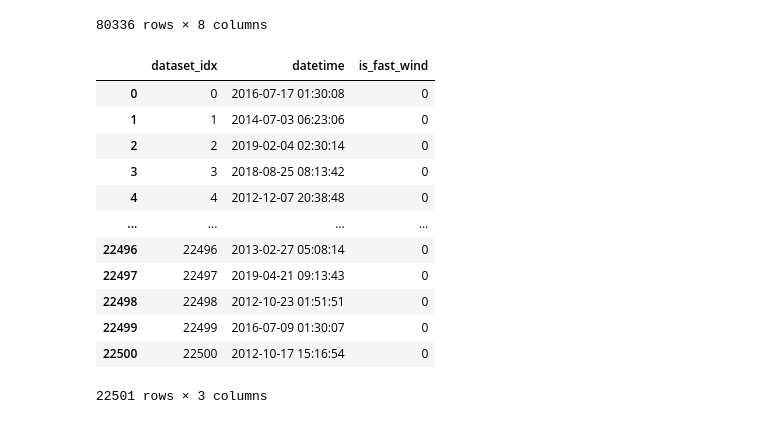
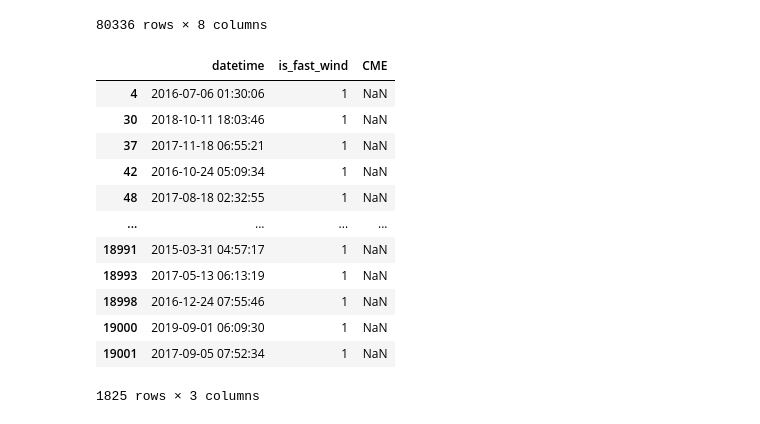
Before and after one commit to eugenioLR/TFM_sun_Autoencoders, a Jupyter notebook: autoencoder_xception_3c_full.ipynb, the cells around one changed output. Saved outputs shown, nothing was run; the diff lists cells and outputs as text; code cells hidden in the pictures.

```diff
--- a/autoencoder_xception_3c_full.ipynb
+++ b/autoencoder_xception_3c_full.ipynb
@@ -43,7 +49,7 @@ from tqdm.notebook import tqdm
 # %%
-latent_size = 1024
+latent_size = 768
 batch_size = 48
 # gen_input = dg.MultiChannelAEGenerator("data/composite_data/", batch_size, test_split=0.2, shuffle=True, noise_filter=True)
-gen_input = dg.MultiChannelAEGenerator("data/composite_data/", batch_size, test_split=0.2, shuffle=True, noise_filter=True)
+gen_input = dg.MultiChannelAEGenerator("data/composite_data/", batch_size, test_split=0.2, shuffle=False, noise_filter=True)
 # %% [output]
 25650
@@ -105,9 +125,9 @@ WARNING:tensorflow:No training configuration found in the save file, so the mode
 # %%
-# with open("AE_xception_full.json", "r") as j:
-#     history_dict = json.load(j)
+with open("AE_xception_full.json", "r") as j:
+    history_dict = json.load(j)
 
-# gen_input.training = False
-# autoencoder.evaluate(gen_input)
-# plt.plot(history_dict['loss'], label='loss')
-# plt.legend()
-# plt.show()
+gen_input.training = False
+autoencoder.evaluate(gen_input)
+plt.plot(history_dict['loss'], label='loss')
+plt.legend()
+plt.show()
@@ -138,9 +164,9 @@ isns.ImageGrid(
 # %%
+gen_input.take_all = True
 dataset_dates = [datetime.datetime.strptime(i.stem, "%Y-%m-%dT%H-%M-%S") for i in gen_input.file_list]
 dataset_dates
 
-metadata = pd.DataFrame(columns=["dataset_idx", "datetime", "is_fast_wind"])
-metadata["dataset_idx"] = list(range(len(metadata)))
+metadata = pd.DataFrame(columns=["datetime", "is_fast_wind", "CME"])
 metadata["datetime"] = dataset_dates
 metadata["datetime"] = metadata["datetime"].dt.strftime("%Y-%m-%d %H:%M:%S")
 metadata
@@ -186,42 +212,44 @@ solar_wind_db
 # %%
 sw_dates = []
 for index, row in solar_wind_db.iterrows():
     measurement_date = datetime.datetime.strptime(row["datetime"], "%Y-%m-%d %H:%M:%S")
 
     wind_delay = (ac.au / (row["V"] * (u.km/u.s))).decompose()
     wind_delay = datetime.timedelta(seconds=wind_delay.value)
 
     photo_delay = (ac.au / ac.c).decompose()
     photo_delay = datetime.timedelta(seconds=photo_delay.value)
 
     origin_date = measurement_date - wind_delay + photo_delay
     sw_dates.append(origin_date)
 
-for idx, date_sw_str in tqdm(enumerate(metadata["datetime"]), total=len(metadata)):
+    # measurement_date = datetime.datetime.strptime(row["datetime"], "%Y-%m-%d %H:%M:%S")
+    # origin_date = measurement_date
+    # sw_dates.append(origin_date)
+
+for idx, date_sw_str in tqdm(enumerate(metadata["datetime"]), total=len(metadata), desc="Creating fast solar wind dataframe"):
     date_sw = datetime.datetime.strptime(date_sw_str, "%Y-%m-%d %H:%M:%S")
     date_dist = [abs(date_sw - i) for i in sw_dates]
     if min(date_dist) < datetime.timedelta(hours=4):
         date_idx = date_dist.index(min(date_dist))
         metadata.at[idx, "is_fast_wind"] = solar_wind_db.iloc[date_idx]["is_fast_wind"]
 
 
-metadata_cpy = metadata.copy()
-metadata_cpy.dropna()
-metadata_cpy
+metadata[metadata["is_fast_wind"] == 1]
 
 # min([datetime.datetime.strptime(i.stem, "%Y-%m-%dT%H-%M-%S") for i in gen_input.file_list]), min([datetime.datetime.strptime(i, "%Y-%m-%d %H:%M:%S") for i in metadata["datetime"]])
 # min([i for i in gen_input.file_list]), min(metadata["datetime"])
 # %% [output]
-|  | dataset_idx | datetime | is_fast_wind |
-| 0 | 0 | 2016-07-17 01:30:08 | 0 |
-| 1 | 1 | 2014-07-03 06:23:06 | 0 |
-| 2 | 2 | 2019-02-04 02:30:14 | 0 |
-| 3 | 3 | 2018-08-25 08:13:42 | 0 |
-| 4 | 4 | 2012-12-07 20:38:48 | 0 |
+|  | datetime | is_fast_wind | CME |
+| 4 | 2016-07-06 01:30:06 | 1 | NaN |
+| 30 | 2018-10-11 18:03:46 | 1 | NaN |
+| 37 | 2017-11-18 06:55:21 | 1 | NaN |
+| 42 | 2016-10-24 05:09:34 | 1 | NaN |
+| 48 | 2017-08-18 02:32:55 | 1 | NaN |
 | ... | ... | ... | ... |
-| 22496 | 22496 | 2013-02-27 05:08:14 | 0 |
-| 22497 | 22497 | 2019-04-21 09:13:43 | 0 |
-| 22498 | 22498 | 2012-10-23 01:51:51 | 0 |
-| 22499 | 22499 | 2016-07-09 01:30:07 | 0 |
-| 22500 | 22500 | 2012-10-17 15:16:54 | 0 |
+| 18991 | 2015-03-31 04:57:17 | 1 | NaN |
+| 18993 | 2017-05-13 06:13:19 | 1 | NaN |
+| 18998 | 2016-12-24 07:55:46 | 1 | NaN |
+| 19000 | 2019-09-01 06:09:30 | 1 | NaN |
+| 19001 | 2017-09-05 07:52:34 | 1 | NaN |
-22501 rows × 3 columns
+1825 rows × 3 columns
```
Also changed, not shown: parts of 19 cells of this notebook, 10 other files.
